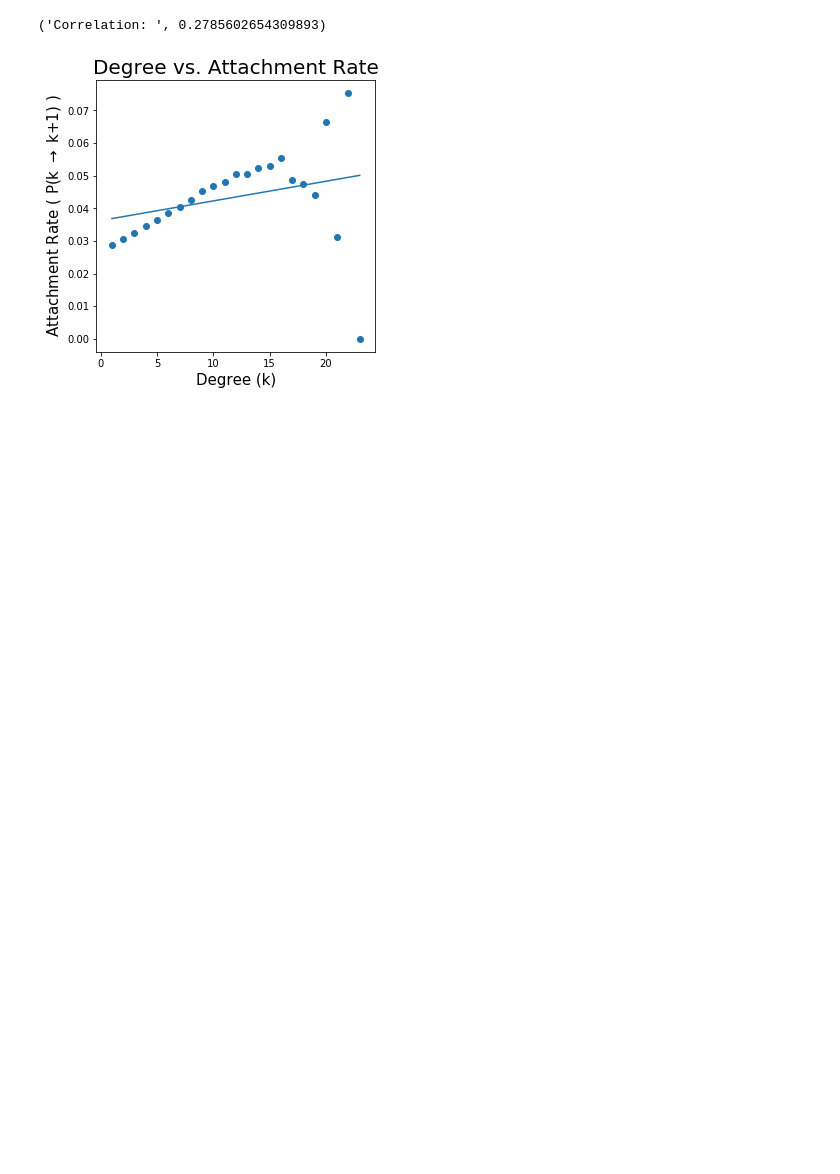
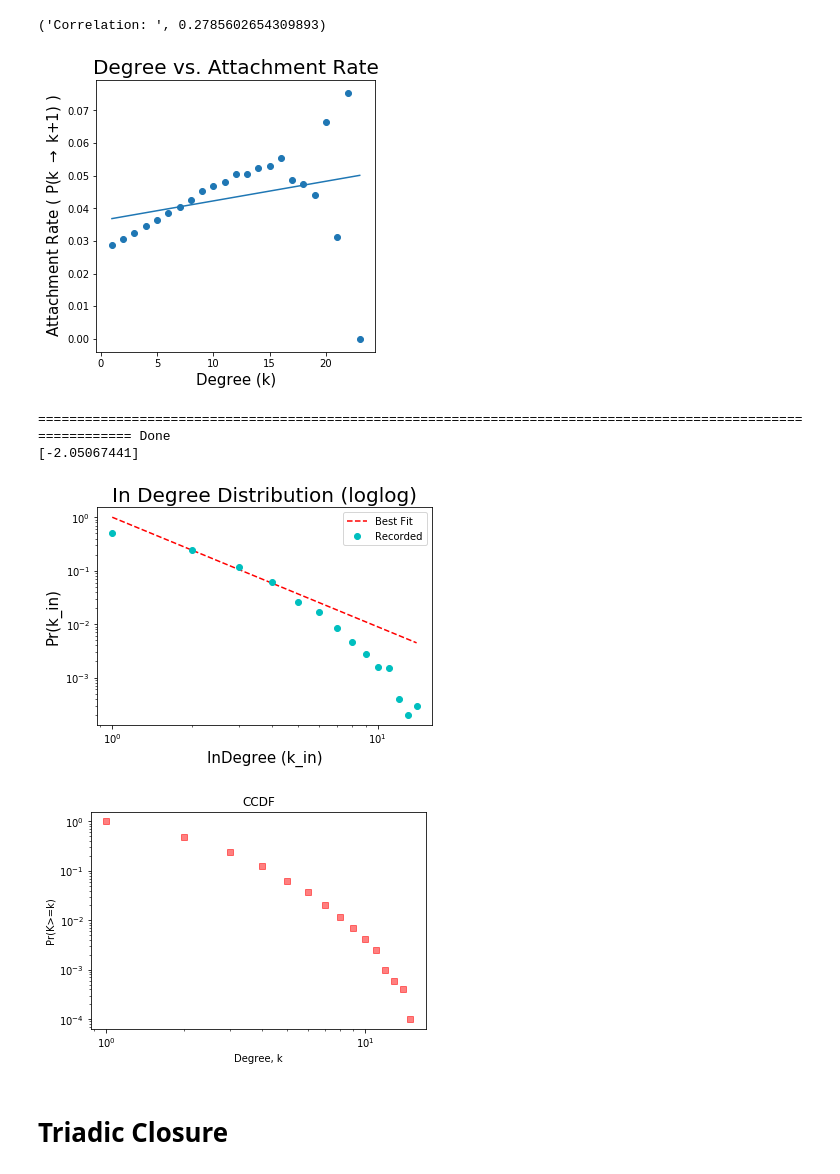
Before and after one commit to thomasy314/Preferential-Attachment, a Jupyter notebook: Pref_Attach.ipynb, the cells around one changed output. Drawn from its saved outputs; the diff is of its cells as text; code cells hidden in the pictures; blank space fills up the shorter version.

```diff
--- a/Pref_Attach.ipynb
+++ b/Pref_Attach.ipynb
@@ -459,3 +459,12 @@ print("Correlation: ", r_value)
 [figure]
 ('Correlation: ', 0.2785602654309893)
 [figure]
+# %%
+plotDegsStat(inverse_mean_geodesic_model, params, 10)
+# %% [output]
+============================================================================================================== Done
+[-2.05067441]
+[figure, added]
+[figure, added]
+# %% [markdown]
+# Triadic Closure
```
Also changed, not shown: parts of 37 cells of this notebook.
